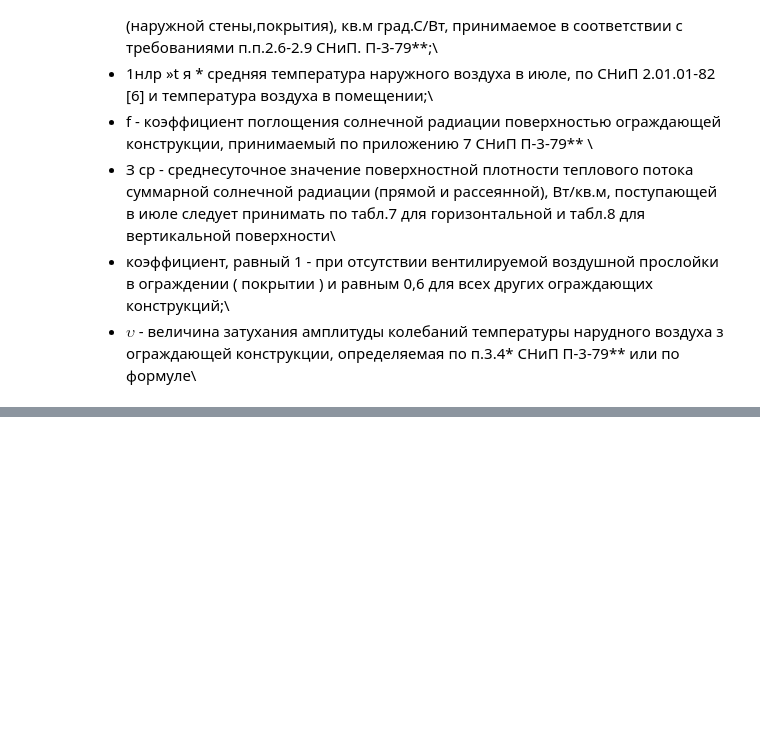
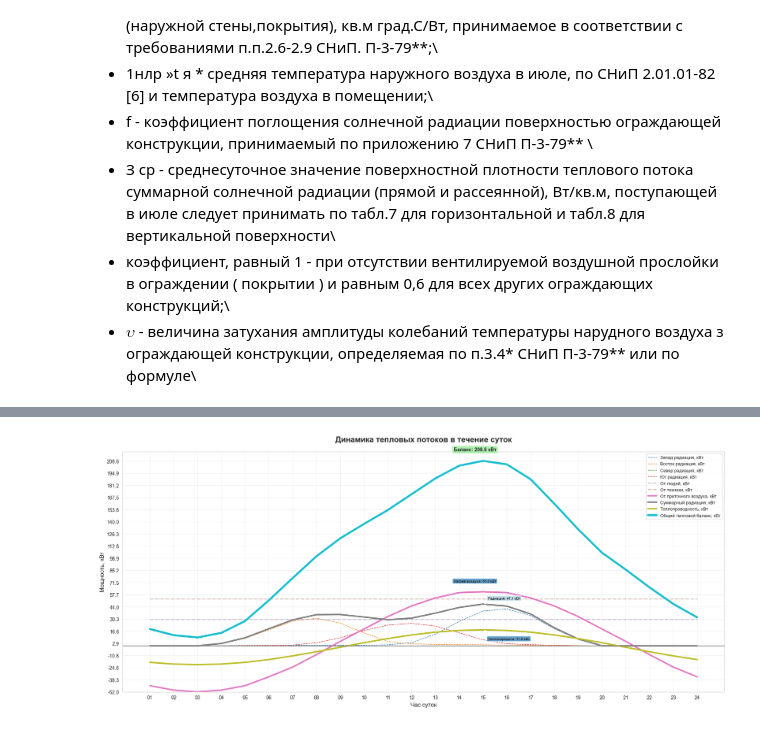
Before and after one commit to flairmix/engineering_notes, a Jupyter notebook: 5.4_Hvac/5.4.4_Cooling/sun_heating.ipynb, the cells around one changed output, grey strips where cells are left out. Drawn from its saved outputs; the diff is of its cells as text; code cells hidden in the pictures; blank space fills up the shorter version.

```diff
--- a/5.4_Hvac/5.4.4_Cooling/sun_heating.ipynb
+++ b/5.4_Hvac/5.4.4_Cooling/sun_heating.ipynb
@@ -93,0 +287,24 @@ plot_df(df)
+# %%
+
+df_C_2_2 = calculation_sun_kW(
+    df_sun_base=result_sun_base,
+    A_m2_w = f_C_2_2['w'],
+    A_m2_e = f_C_2_2['e'],
+    A_m2_n = f_C_2_2['n'],
+    A_m2_s = f_C_2_2['s'],
+    Q_people_kW = Q_people_kW['2.2'],
+    Q_appliances_kW = Q_appliances_kW['2.2'],
+    L_m3_h = L_C_2_2_m3_h,
+
+    t_out_day_mid = t_out_day_mid,
+    A_air_day = A_air_day,
+    R = R,
+    K1 = K1,
+    K2 = K2,
+    K3 = K3,
+    K4 = K4,
+)
+
+plot_df(df_C_2_2)
+# %% [output]
+[figure, added]
```
Also changed, not shown: parts of 12 cells of this notebook, 1 other file.
